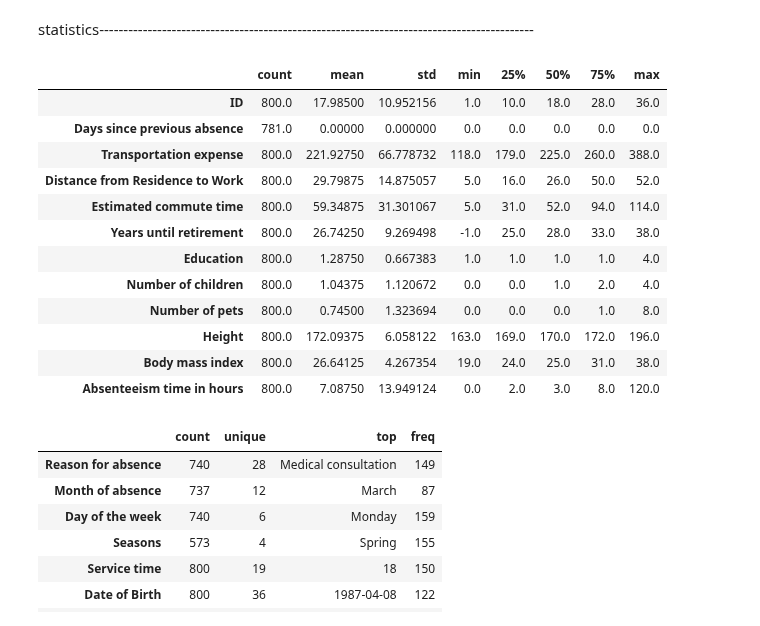
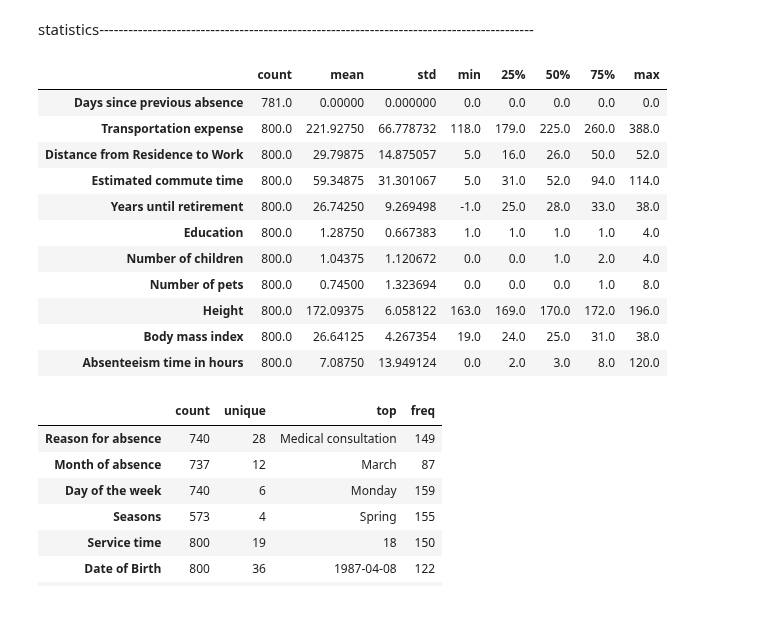
Before and after one commit to Pinky-Tie/reasons_for_absenteeism, a Jupyter notebook: eda/ma_inicial.ipynb, the cells around one changed output. Saved outputs shown, nothing was run; the diff lists cells and outputs as text; code cells hidden in the pictures.

```diff
--- a/eda/ma_inicial.ipynb
+++ b/eda/ma_inicial.ipynb
@@ -177,10 +215,9 @@ array([ 0., nan])
 # %% [markdown]
 statistics------------------------------------------------------------------------------------------
 # %%
-data.describe().T
+abs.describe().T
 # %% [output]
 |  | count | mean | std | min | 25% | 50% | 75% | max |
-| ID | 800.0 | 17.98500 | 10.952156 | 1.0 | 10.0 | 18.0 | 28.0 | 36.0 |
 | Days since previous absence | 781.0 | 0.00000 | 0.000000 | 0.0 | 0.0 | 0.0 | 0.0 | 0.0 |
 | Transportation expense | 800.0 | 221.92750 | 66.778732 | 118.0 | 179.0 | 225.0 | 260.0 | 388.0 |
 | Distance from Residence to Work | 800.0 | 29.79875 | 14.875057 | 5.0 | 16.0 | 26.0 | 50.0 | 52.0 |
```
Also changed, not shown: parts of 11 cells of this notebook, 1 other file.
